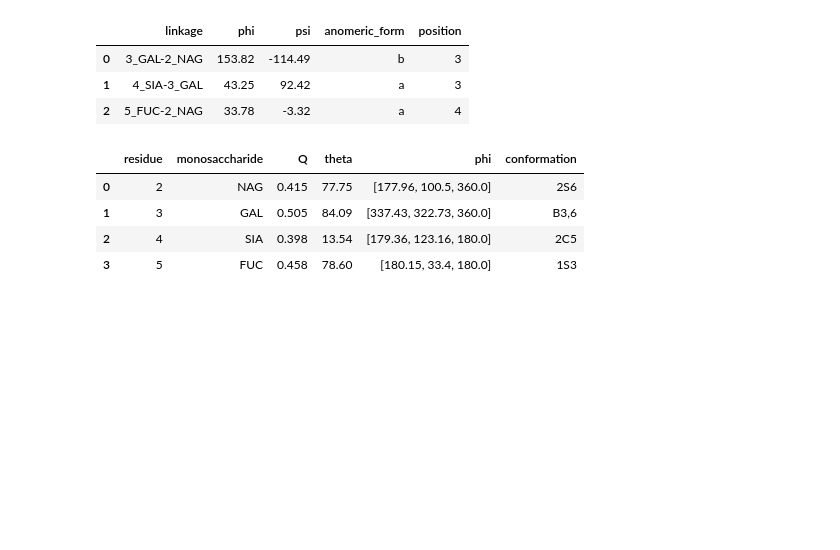
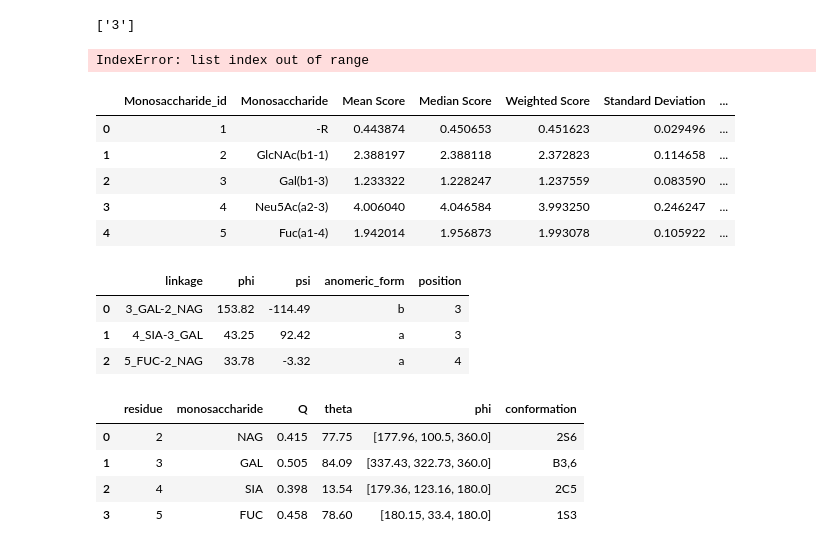
Before and after one commit to lthomes/glycontact, a Jupyter notebook: process_data.ipynb, the cells around one changed output. Saved outputs shown, nothing was run; the diff lists cells and outputs as text; code cells hidden in the pictures; blank space fills up the shorter version.

Commit message:
get_structure_graph now also can use torsion angles and ring puckering/conformation for node mapping
- also renamed SASA values for clarity

```diff
--- a/process_data.ipynb
+++ b/process_data.ipynb
@@ -15,3 +12,21 @@ The autoreload extension is already loaded. To reload it, use:
+# %%
+ggraph = get_structure_graph(g, stereo='beta')
+print(nx.get_node_attributes(ggraph, "string_labels"))
+print(nx.get_node_attributes(ggraph, "Q"))
+print(nx.get_node_attributes(ggraph, "phi_angle"))
+# %% [output]
+['3']
+IndexError: list index out of range
+# %%
+g = "Neu5Ac(a2-3)Gal(b1-3)[Fuc(a1-4)]GlcNAc"
+compute_merge_SASA_flexibility(g,'weighted', stereo='beta')
+# %% [output]
+|  | Monosaccharide_id | Monosaccharide | Mean Score | Median Score | Weighted Score | Standard Deviation | ... |
+| 0 | 1 | -R | 0.443874 | 0.450653 | 0.451623 | 0.029496 | ... |
+| 1 | 2 | GlcNAc(b1-1) | 2.388197 | 2.388118 | 2.372823 | 0.114658 | ... |
+| 2 | 3 | Gal(b1-3) | 1.233322 | 1.228247 | 1.237559 | 0.083590 | ... |
+| 3 | 4 | Neu5Ac(a2-3) | 4.006040 | 4.046584 | 3.993250 | 0.246247 | ... |
+| 4 | 5 | Fuc(a1-4) | 1.942014 | 1.956873 | 1.993078 | 0.105922 | ... |
 # %%
 g = "Neu5Ac(a2-3)Gal(b1-3)[Fuc(a1-4)]GlcNAc"
 res, ints = annotation_pipeline(g, stereo='beta')
```
Also changed, not shown: parts of 1 cell of this notebook, 2 other files.
